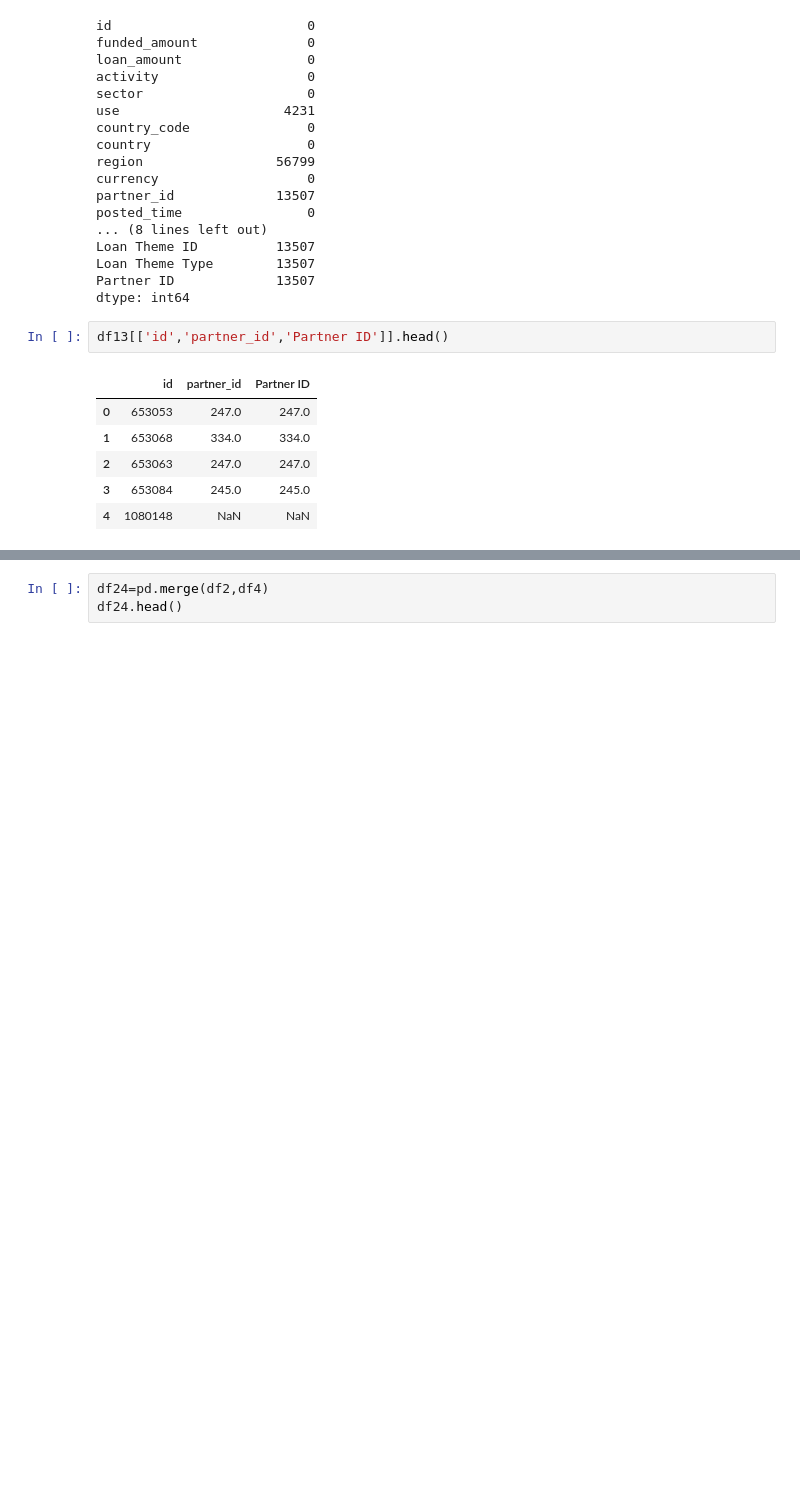
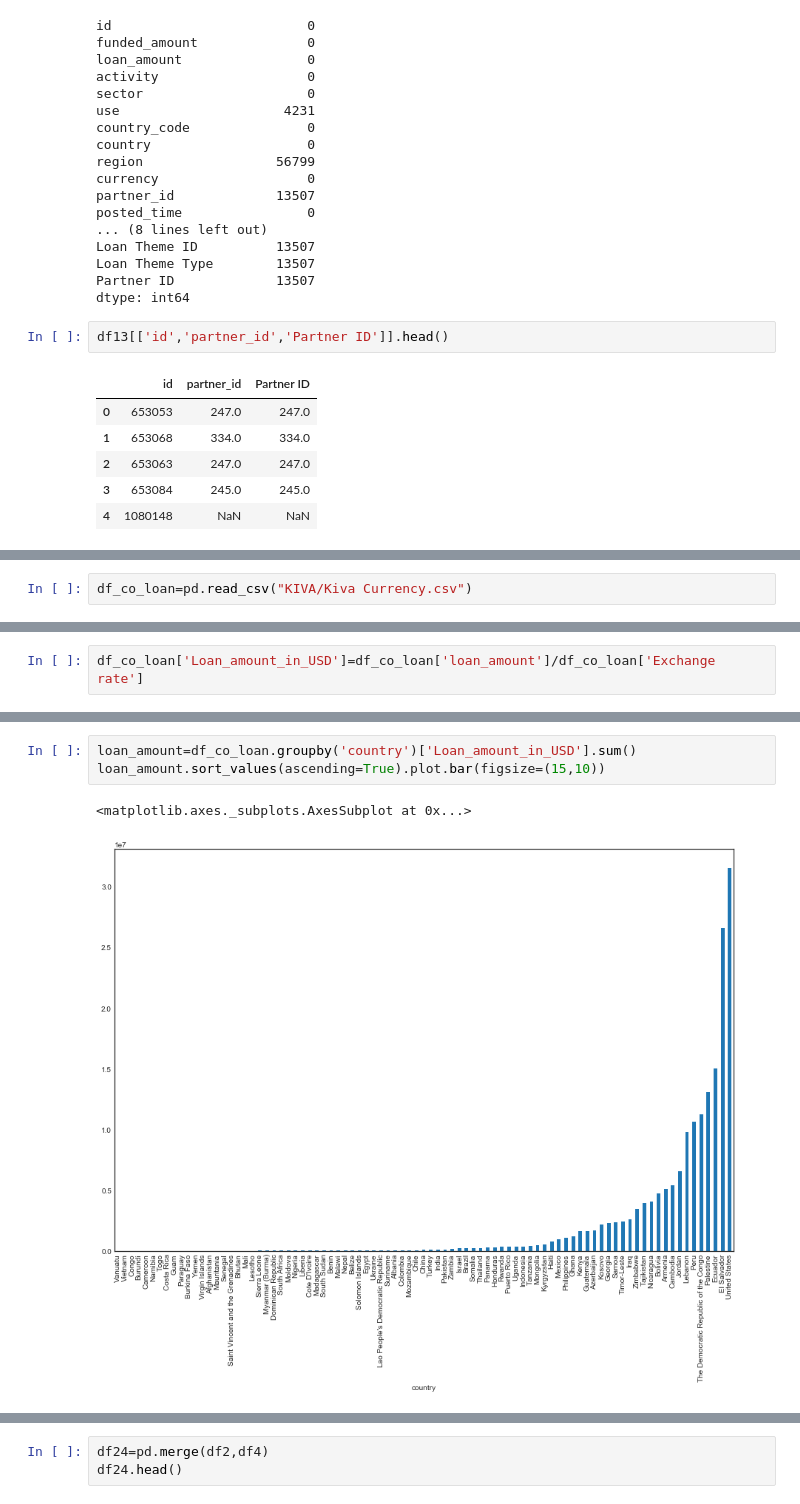
Before and after one commit to Kibugu/assignment-1-Kibugu, a Jupyter notebook: Kiva_funding.ipynb, the cells around one changed output, grey strips where cells are left out. Drawn from its saved outputs; the diff is of its cells as text; blank space fills up the shorter version.

```diff
--- a/Kiva_funding.ipynb
+++ b/Kiva_funding.ipynb
@@ -476,0 +592,2 @@ df13[['id','partner_id','Partner ID']].head()
+# %%
+df_co_loan=pd.read_csv("KIVA/Kiva Currency.csv")
@@ -476,0 +603,2 @@ df13[['id','partner_id','Partner ID']].head()
+# %%
+df_co_loan['Loan_amount_in_USD']=df_co_loan['loan_amount']/df_co_loan['Exchange rate']
@@ -476,0 +625,6 @@ df13[['id','partner_id','Partner ID']].head()
+# %%
+loan_amount=df_co_loan.groupby('country')['Loan_amount_in_USD'].sum()
+loan_amount.sort_values(ascending=True).plot.bar(figsize=(15,10))
+# %% [output]
+<matplotlib.axes._subplots.AxesSubplot at 0x...>
+[figure, added]
```
Also changed, not shown: parts of 53 cells of this notebook.
